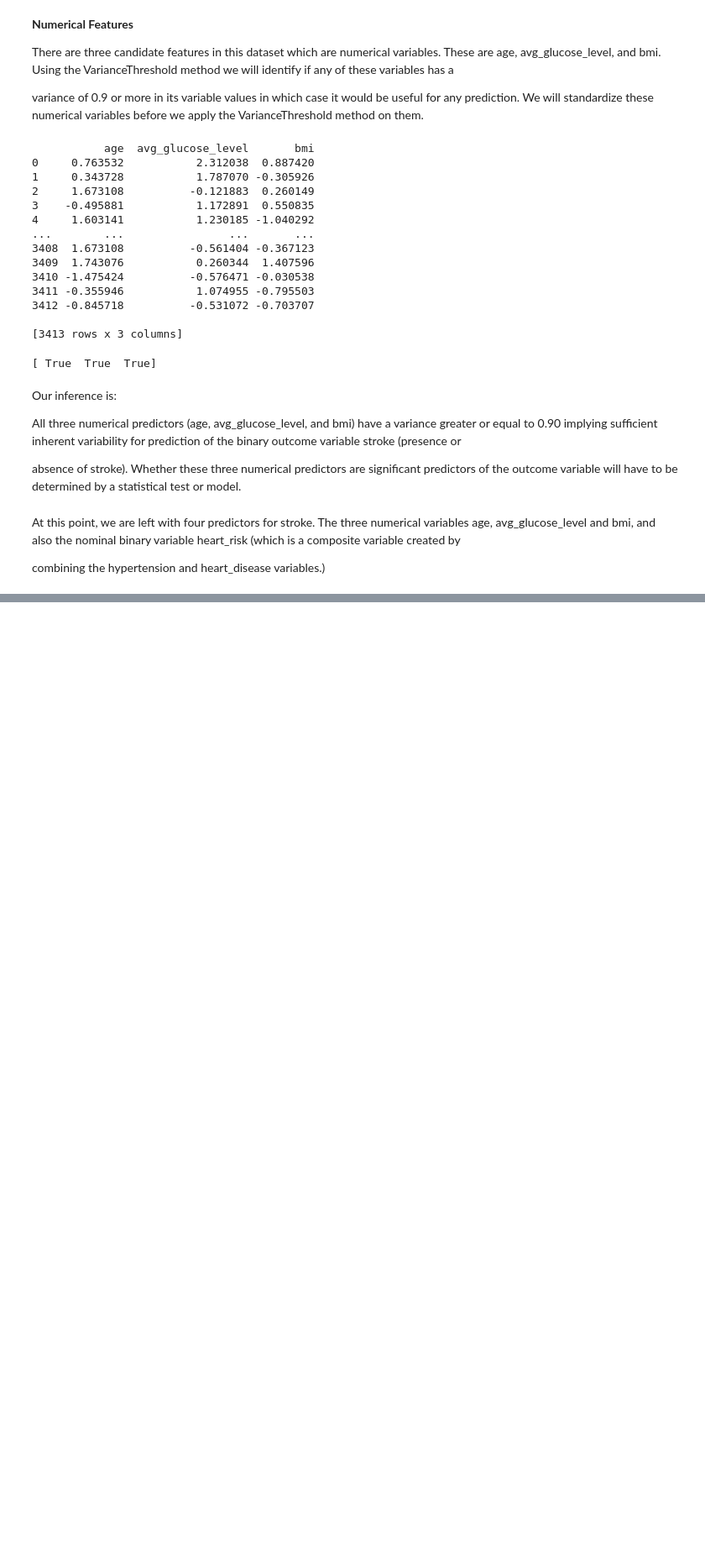
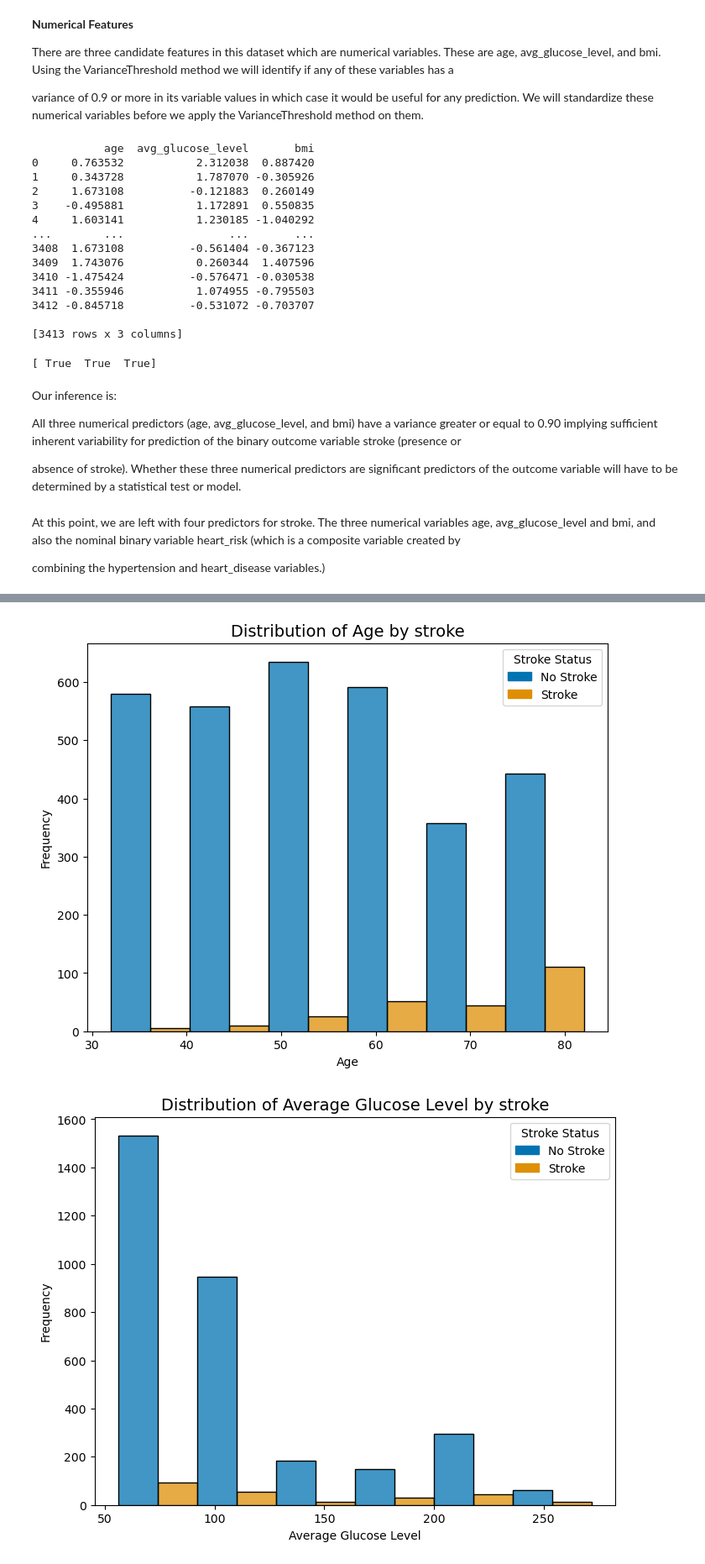
Before and after one commit to Mulders95/Predicting_Stroke_and_Heart_Disease, a Jupyter notebook: stroke.ipynb, the cells around one changed output, grey strips where cells are left out. Shown at 84% size. Cells and saved outputs as stored; diff of their text form; code cells hidden in the pictures; blank space fills up the shorter version.

```diff
--- a/stroke.ipynb
+++ b/stroke.ipynb
@@ -398,0 +441,29 @@ combining the hypertension and heart_disease variables.)
+# %%
+#creating histograms
+num_bins = 6
+for predictor in predictors:
+    df_plot = df_small.copy() #create a copy of df_small
+    stroke_labels = {0: 'No Stroke', 1: 'Stroke'} #stroke labels
+    df_plot['stroke_label'] = df_plot['stroke'].map(stroke_labels)
+    plt.figure(figsize=(8, 6))  # Set the figure size
+
+    sns.histplot(data=df_plot, x=predictor, hue=target, kde= False, palette= palette, multiple="dodge", bins = num_bins)
+
+    # Set title and axis labels using the custom predictor labels
+    plt.title(f'Distribution of {predictor_labels[predictor]} by {target}', fontsize=14)
+    plt.xlabel(predictor_labels[predictor])  # Custom x-axis label
+    plt.ylabel('Frequency')  # Y-axis label for histograms
+
+    # Customize legend
+    handles = [plt.Rectangle((0, 0), 1, 1, color= palette[0], label='No Stroke'),
+               plt.Rectangle((0, 0), 1, 1, color= palette[1], label='Stroke')]
+
+    # Add the custom legend
+    plt.legend(handles=handles, title='Stroke Status')
+
+
+    # Show the plot
+    plt.show()
+# %% [output]
+[figure, added]
+[figure, added]
```
Also changed, not shown: parts of 9 cells of this notebook.
